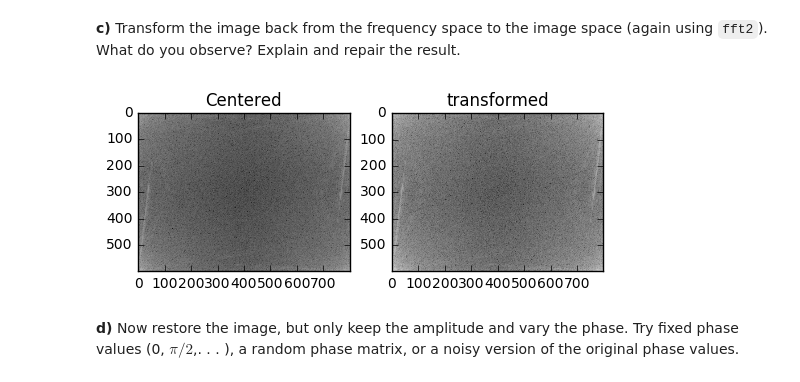
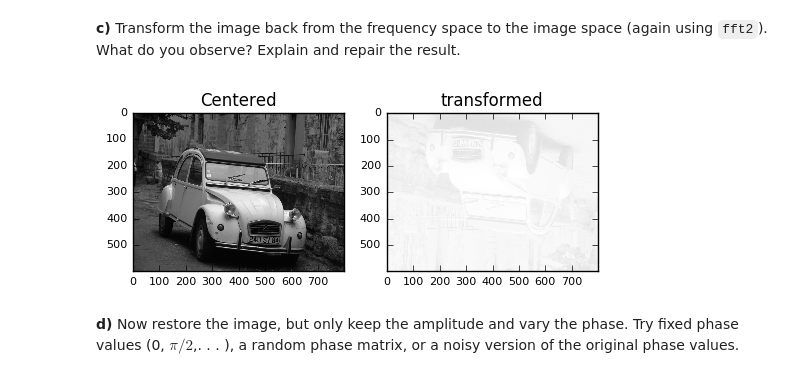
Before and after one commit to JustinShenk/cv2016, a Jupyter notebook: sheet_07/sheet07.ipynb, the cells around one changed output. Drawn from its saved outputs; the diff is of its cells as text; code cells hidden in the pictures.

```diff
--- a/sheet_07/sheet07.ipynb
+++ b/sheet_07/sheet07.ipynb
@@ -123,33 +123,33 @@ What do you observe? Explain and repair the result.
 # %%
 import numpy as np
 from scipy import misc
 import matplotlib.pyplot as plt
 from numpy.fft import fftshift
 
 img = misc.imread('dolly.png', mode = 'F')
-freqSpace_centered = fftshift(img)
-transformed = np.fft.fft2(freqSpace_centered)
+freqSpace_centered = fft2(img)
+transformed = np.fft.fft2(np.conj(freqSpace_centered))
 freqstuff = np.abs(transformed)
 
 #image rotated 90 degrees -> flip upside down and left right
 transformed1 = transformed[-1:0:-1,:]
 transformed2 = transformed1[:,-1:0:-1]
 transformed3 = np.abs(transformed2)
 
 #then just plot it in grey
 plt.gray()
 plt.subplot(1,2,1)
 plt.title('Centered')
-plt.imshow(np.log(freqstuff))
+plt.imshow(freqstuff)
 
 plt.subplot(1,2,2)
 plt.title('transformed')
 plt.imshow(np.log(transformed3))
 plt.rc('xtick', labelsize=8)          # fontsize of the tick labels
 plt.rc('ytick', labelsize=8)          # fontsize of the tick labels
 plt.show()
 # %% [output]
-[figure, old version]
+[figure, new version]
 # %% [markdown]
 **d)** Now restore the image, but only keep the amplitude and vary the phase. Try fixed phase
 values (0, $\pi/2$,. . . ), a random phase matrix, or a noisy version of the original phase values.
```
Also changed, not shown: parts of 2 cells of this notebook, 49 other files.
